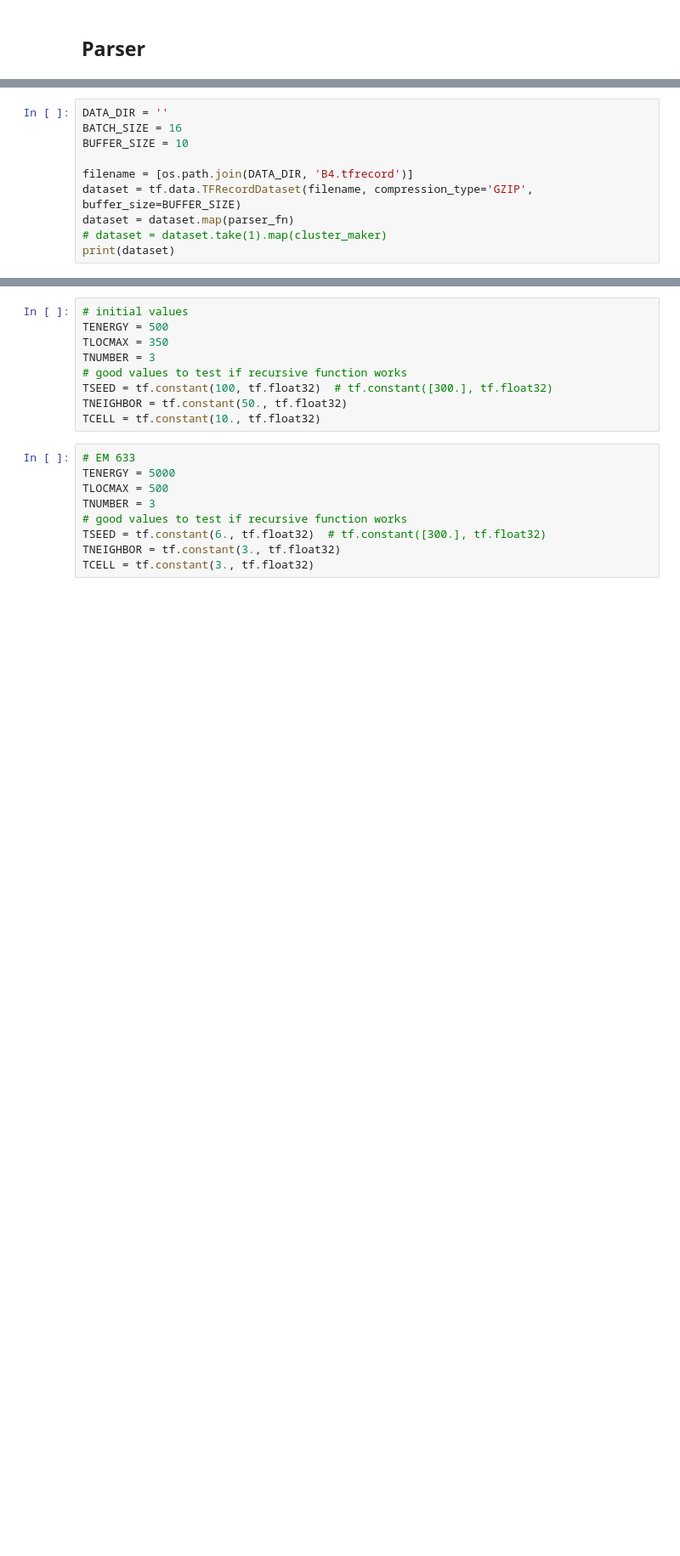
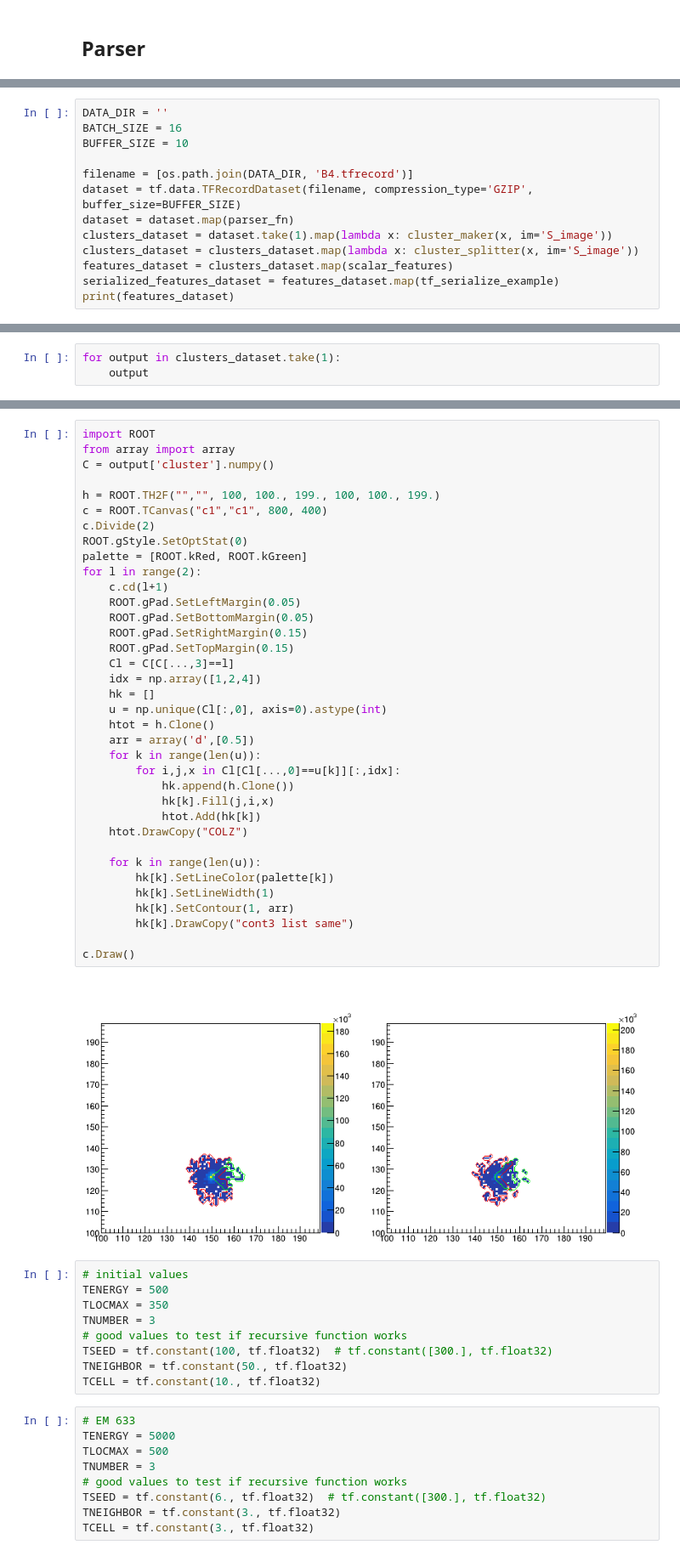
Before and after one commit to mollyhjorthjensen/DREAM, a Jupyter notebook: Analysis/run_clustering.ipynb, the cells around one changed output, grey strips where cells are left out. Shown at 85% size. Cells and saved outputs as stored; diff of their text form; blank space fills up the shorter version.

```diff
--- a/Analysis/run_clustering.ipynb
+++ b/Analysis/run_clustering.ipynb
@@ -47,5 +63,8 @@ BUFFER_SIZE = 10
 filename = [os.path.join(DATA_DIR, 'B4.tfrecord')]
 dataset = tf.data.TFRecordDataset(filename, compression_type='GZIP', buffer_size=BUFFER_SIZE)
 dataset = dataset.map(parser_fn)
-# dataset = dataset.take(1).map(cluster_maker)
-print(dataset)
+clusters_dataset = dataset.take(1).map(lambda x: cluster_maker(x, im='S_image'))
+clusters_dataset = clusters_dataset.map(lambda x: cluster_splitter(x, im='S_image'))
+features_dataset = clusters_dataset.map(scalar_features)
+serialized_features_dataset = features_dataset.map(tf_serialize_example)
+print(features_dataset)
@@ -51,0 +113,3 @@ print(dataset)
+# %%
+for output in clusters_dataset.take(1):
+    output
@@ -52,3 +119,41 @@ print(dataset)
+# %%
+import ROOT
+from array import array
+C = output['cluster'].numpy()
+
+h = ROOT.TH2F("","", 100, 100., 199., 100, 100., 199.)
+c = ROOT.TCanvas("c1","c1", 800, 400)
+c.Divide(2)
+ROOT.gStyle.SetOptStat(0)
+palette = [ROOT.kRed, ROOT.kGreen]
+for l in range(2):
+    c.cd(l+1)
+    ROOT.gPad.SetLeftMargin(0.05)
+    ROOT.gPad.SetBottomMargin(0.05)
+    ROOT.gPad.SetRightMargin(0.15)
+    ROOT.gPad.SetTopMargin(0.15)
+    Cl = C[C[...,3]==l]
+    idx = np.array([1,2,4])
+    hk = []
+    u = np.unique(Cl[:,0], axis=0).astype(int)
+    htot = h.Clone()
+    arr = array('d',[0.5])
+    for k in range(len(u)):
+        for i,j,x in Cl[Cl[...,0]==u[k]][:,idx]:
+            hk.append(h.Clone())
+            hk[k].Fill(j,i,x)
+            htot.Add(hk[k])
+    htot.DrawCopy("COLZ")
+
+    for k in range(len(u)):
+        hk[k].SetLineColor(palette[k])
+        hk[k].SetLineWidth(1)
+        hk[k].SetContour(1, arr)
+        hk[k].DrawCopy("cont3 list same")
+
+c.Draw()
+# %% [output]
+[figure, added]
 # %%
 # initial values
 TENERGY = 500
```
Also changed, not shown: parts of 8 cells of this notebook, 2 other files.
